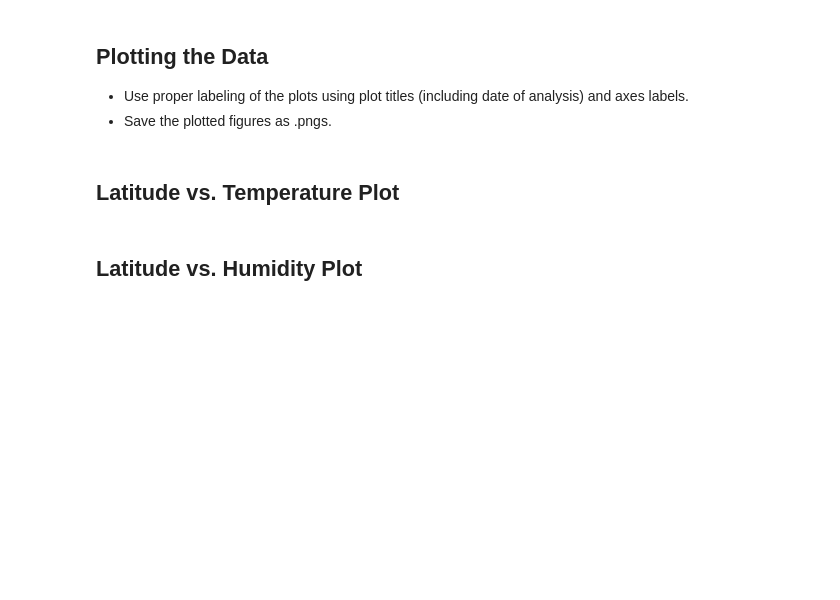
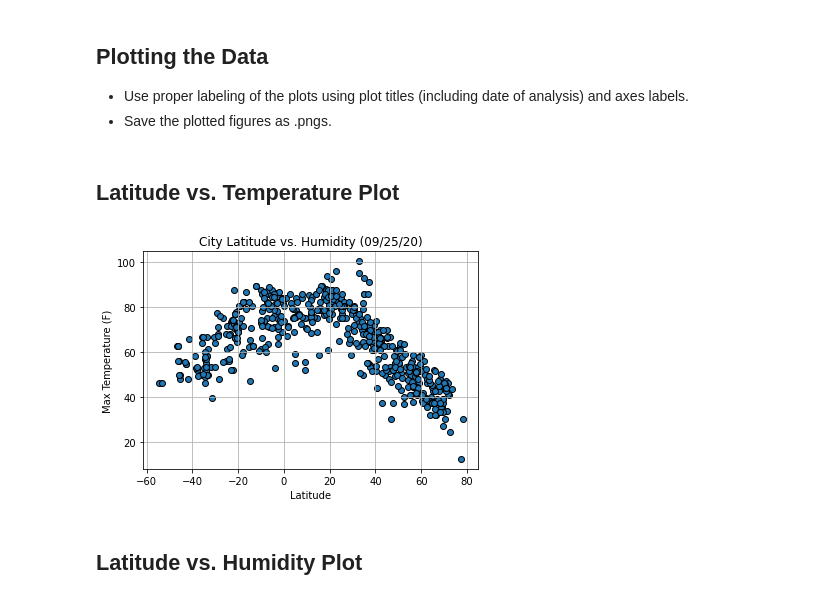
Before and after one commit to flopezjr/python-api-challenge, a Jupyter notebook: WeatherPy/WeatherPy-Copy2.ipynb, the cells around one changed output. Cells and saved outputs as stored; diff of their text form; code cells hidden in the pictures; blank space fills up the shorter version.

Commit message:
Finished Plottaed Data and Saved images

```diff
--- a/WeatherPy/WeatherPy-Copy2.ipynb
+++ b/WeatherPy/WeatherPy-Copy2.ipynb
@@ -174,5 +154,18 @@ Skip this step if there are no cities that have humidity > 100%.
 * Save the plotted figures as .pngs.
 # %% [markdown]
 ## Latitude vs. Temperature Plot
+# %%
+lat = city_df["lat"]
+temp = city_df["max_temp_f"]
+
+plt.title("City Latitude vs. Humidity (09/25/20)")
+plt.scatter(lat, temp, edgecolor="black")
+plt.xlabel("Latitude")
+plt.ylabel("Max Temperature (F)")
+plt.grid()
+plt.savefig("Images/max_temp_plot.png")
+plt.show()
+# %% [output]
+[figure, added]
 # %% [markdown]
 ## Latitude vs. Humidity Plot
```
Also changed, not shown: parts of 12 cells of this notebook, 5 other files.
